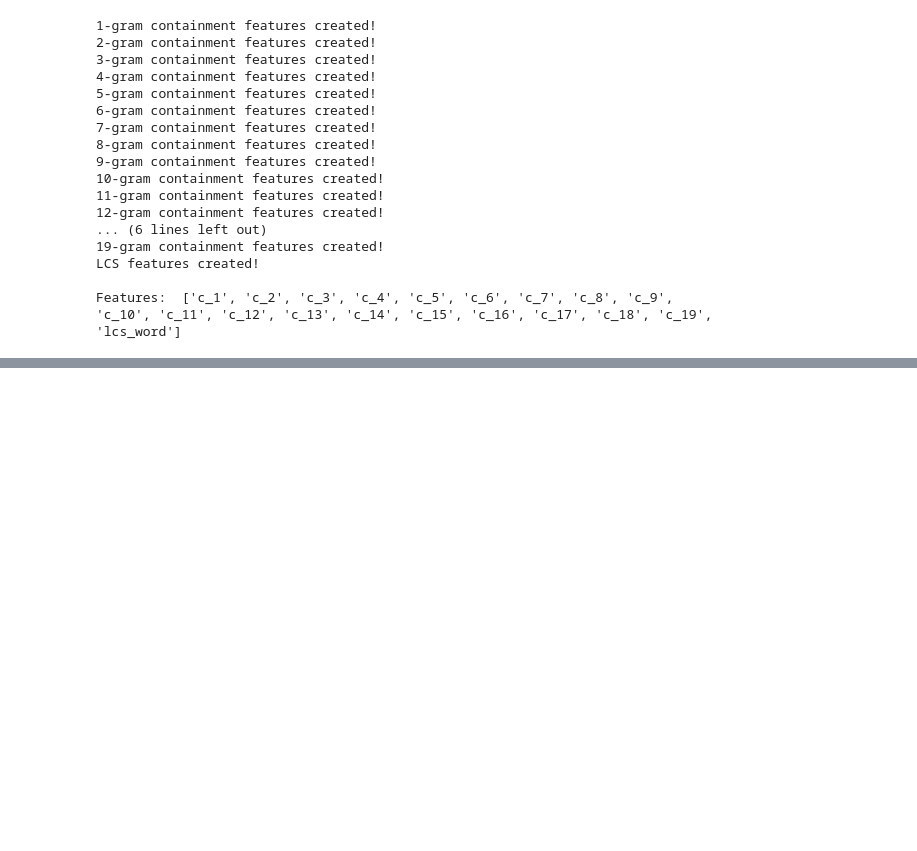
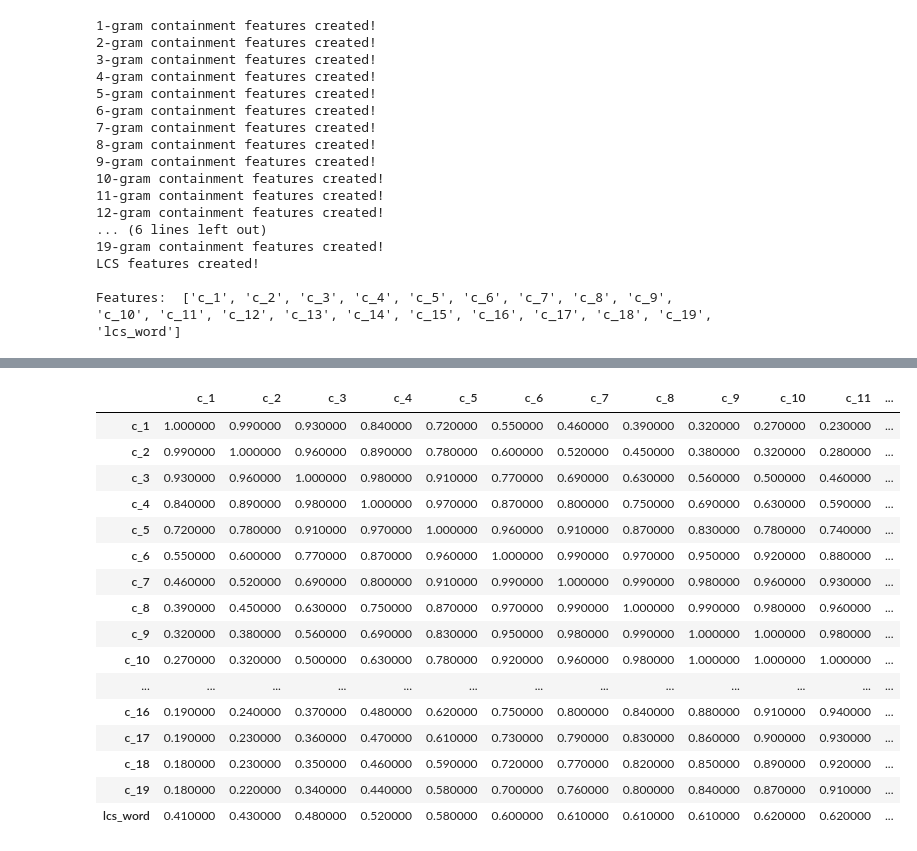
Before and after one commit to Inventrohyder/CS110, a Jupyter notebook: Assignments/cs110_assignment_6/feature_engineering.ipynb, the cells around one changed output, grey strips where cells are left out. Cells and saved outputs as stored; diff of their text form; code cells hidden in the pictures; blank space fills up the shorter version.

```diff
--- a/Assignments/cs110_assignment_6/feature_engineering.ipynb
+++ b/Assignments/cs110_assignment_6/feature_engineering.ipynb
@@ -506,3 +506,26 @@ features_df.head(10)
 | 7 | 108.577375 | 29.140875 | 14.889541 | 12.234792 | 10.883138 | 9.489861 | 9.151547 | 8.934899 | 8.783885 | 8.820704 | 9.010139 | ... |
 | 8 | 143.763576 | 39.500418 | 22.669173 | 18.857143 | 16.808688 | 15.894737 | 15.602339 | 15.365079 | 15.022556 | 14.402673 | 13.462824 | ... |
 | 9 | 217.516194 | 61.002699 | 32.728745 | 24.286100 | 19.234143 | 16.392713 | 15.043860 | 13.695007 | 12.394737 | 11.187584 | 10.302294 | ... |
+# %%
+# Create correlation matrix for just Features to determine different models to test
+corr_matrix = features_df.corr().abs().round(2)
+
+corr_matrix.style.background_gradient(cmap='Blues')
+# %% [output]
+|  | c_1 | c_2 | c_3 | c_4 | c_5 | c_6 | c_7 | c_8 | c_9 | c_10 | c_11 | ... |
+| c_1 | 1.000000 | 0.990000 | 0.930000 | 0.840000 | 0.720000 | 0.550000 | 0.460000 | 0.390000 | 0.320000 | 0.270000 | 0.230000 | ... |
+| c_2 | 0.990000 | 1.000000 | 0.960000 | 0.890000 | 0.780000 | 0.600000 | 0.520000 | 0.450000 | 0.380000 | 0.320000 | 0.280000 | ... |
+| c_3 | 0.930000 | 0.960000 | 1.000000 | 0.980000 | 0.910000 | 0.770000 | 0.690000 | 0.630000 | 0.560000 | 0.500000 | 0.460000 | ... |
+| c_4 | 0.840000 | 0.890000 | 0.980000 | 1.000000 | 0.970000 | 0.870000 | 0.800000 | 0.750000 | 0.690000 | 0.630000 | 0.590000 | ... |
+| c_5 | 0.720000 | 0.780000 | 0.910000 | 0.970000 | 1.000000 | 0.960000 | 0.910000 | 0.870000 | 0.830000 | 0.780000 | 0.740000 | ... |
+| c_6 | 0.550000 | 0.600000 | 0.770000 | 0.870000 | 0.960000 | 1.000000 | 0.990000 | 0.970000 | 0.950000 | 0.920000 | 0.880000 | ... |
+| c_7 | 0.460000 | 0.520000 | 0.690000 | 0.800000 | 0.910000 | 0.990000 | 1.000000 | 0.990000 | 0.980000 | 0.960000 | 0.930000 | ... |
+| c_8 | 0.390000 | 0.450000 | 0.630000 | 0.750000 | 0.870000 | 0.970000 | 0.990000 | 1.000000 | 0.990000 | 0.980000 | 0.960000 | ... |
+| c_9 | 0.320000 | 0.380000 | 0.560000 | 0.690000 | 0.830000 | 0.950000 | 0.980000 | 0.990000 | 1.000000 | 1.000000 | 0.980000 | ... |
+| c_10 | 0.270000 | 0.320000 | 0.500000 | 0.630000 | 0.780000 | 0.920000 | 0.960000 | 0.980000 | 1.000000 | 1.000000 | 1.000000 | ... |
+| ... | ... | ... | ... | ... | ... | ... | ... | ... | ... | ... | ... | ... |
+| c_16 | 0.190000 | 0.240000 | 0.370000 | 0.480000 | 0.620000 | 0.750000 | 0.800000 | 0.840000 | 0.880000 | 0.910000 | 0.940000 | ... |
+| c_17 | 0.190000 | 0.230000 | 0.360000 | 0.470000 | 0.610000 | 0.730000 | 0.790000 | 0.830000 | 0.860000 | 0.900000 | 0.930000 | ... |
+| c_18 | 0.180000 | 0.230000 | 0.350000 | 0.460000 | 0.590000 | 0.720000 | 0.770000 | 0.820000 | 0.850000 | 0.890000 | 0.920000 | ... |
+| c_19 | 0.180000 | 0.220000 | 0.340000 | 0.440000 | 0.580000 | 0.700000 | 0.760000 | 0.800000 | 0.840000 | 0.870000 | 0.910000 | ... |
+| lcs_word | 0.410000 | 0.430000 | 0.480000 | 0.520000 | 0.580000 | 0.600000 | 0.610000 | 0.610000 | 0.610000 | 0.620000 | 0.620000 | ... |
```
Also changed, not shown: parts of 3 cells of this notebook, 1 other file.
